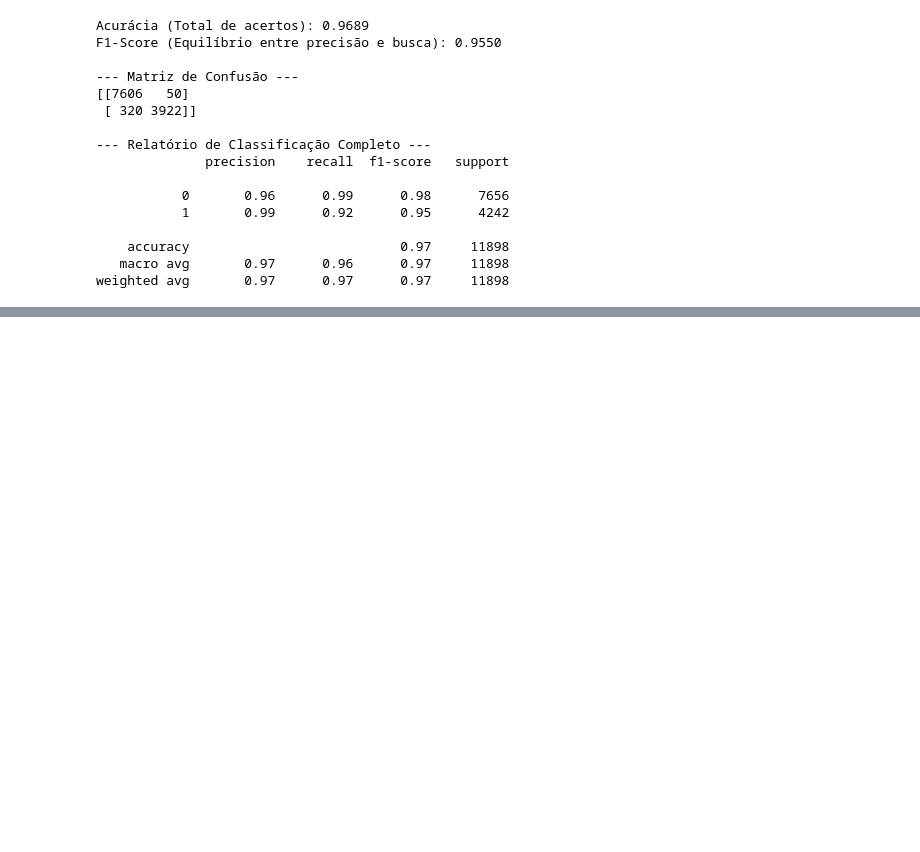
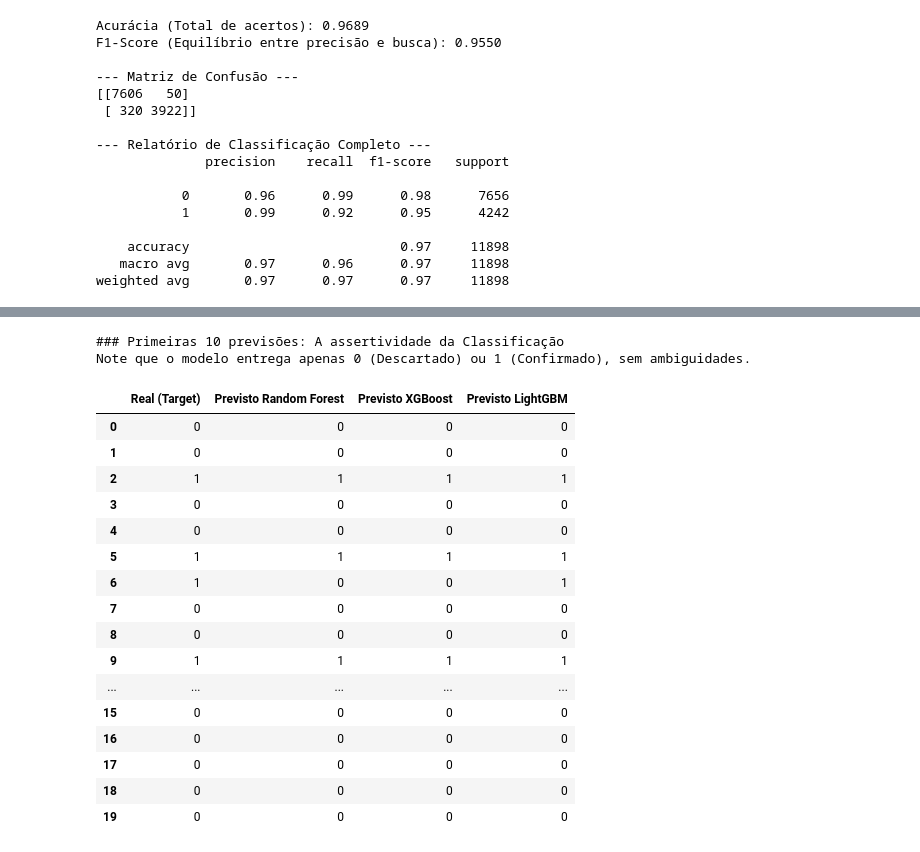
Before and after one commit to AnaPRodrigues/tech-challenge-grupo-9, a Jupyter notebook: tech-challenge-chikungunya.ipynb, the cells around one changed output, grey strips where cells are left out. Saved outputs shown, nothing was run; the diff lists cells and outputs as text; code cells hidden in the pictures; blank space fills up the shorter version.

```diff
--- a/tech-challenge-chikungunya.ipynb
+++ b/tech-challenge-chikungunya.ipynb
@@ -1099,2 +1032,13 @@ print(confusion_matrix(y_test_catboost, previsoes_catboost))
 # %%
-## Criar uma tabela de valores dos desempenhos dos modelos testados
+# Tabela Comparativa - Modelos de Regressão
+pd.reset_option('display.float_format')
+
+df_reg_comp = pd.DataFrame({
+    'Modelo': ['Regressão Linear', 'Random Forest Regressor'],
+    'RMSE': [rmse_lr, rmse_rf],
+    'MAE': [mae_lr, mae_rf],
+    'R²': [r2_lr, r2_rf]
+})
+
+print("### Comparativo de Performance: Regressão")
+display(df_reg_comp)
@@ -1100,0 +1101,32 @@ print(confusion_matrix(y_test_catboost, previsoes_catboost))
+# %%
+# Comparativo visual das primeiras 10 previsões de Classificação
+df_previsoes_class = pd.DataFrame({
+    'Real (Target)': y_test_xgboost[:20].values,
+    'Previsto Random Forest': previsoes_rfc[:20],
+    'Previsto XGBoost': previsoes_xgboost[:20],
+    'Previsto LightGBM': previsoes_lightgbm[:20]
+})
+
+print("### Primeiras 10 previsões: A assertividade da Classificação")
+print("Note que o modelo entrega apenas 0 (Descartado) ou 1 (Confirmado), sem ambiguidades.")
+display(df_previsoes_class)
+# %% [output]
+### Primeiras 10 previsões: A assertividade da Classificação
+Note que o modelo entrega apenas 0 (Descartado) ou 1 (Confirmado), sem ambiguidades.
+|  | Real (Target) | Previsto Random Forest | Previsto XGBoost | Previsto LightGBM |
+| 0 | 0 | 0 | 0 | 0 |
+| 1 | 0 | 0 | 0 | 0 |
+| 2 | 1 | 1 | 1 | 1 |
+| 3 | 0 | 0 | 0 | 0 |
+| 4 | 0 | 0 | 0 | 0 |
+| 5 | 1 | 1 | 1 | 1 |
+| 6 | 1 | 0 | 0 | 1 |
+| 7 | 0 | 0 | 0 | 0 |
+| 8 | 0 | 0 | 0 | 0 |
+| 9 | 1 | 1 | 1 | 1 |
+| ... | ... | ... | ... | ... |
+| 15 | 0 | 0 | 0 | 0 |
+| 16 | 0 | 0 | 0 | 0 |
+| 17 | 0 | 0 | 0 | 0 |
+| 18 | 0 | 0 | 0 | 0 |
+| 19 | 0 | 0 | 0 | 0 |
```
Also changed, not shown: parts of 23 cells of this notebook.
